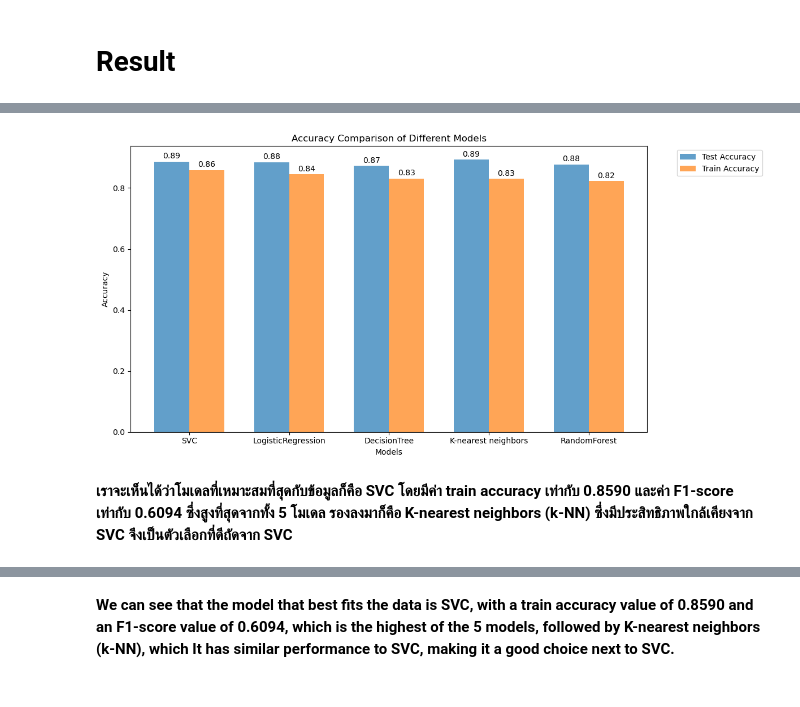
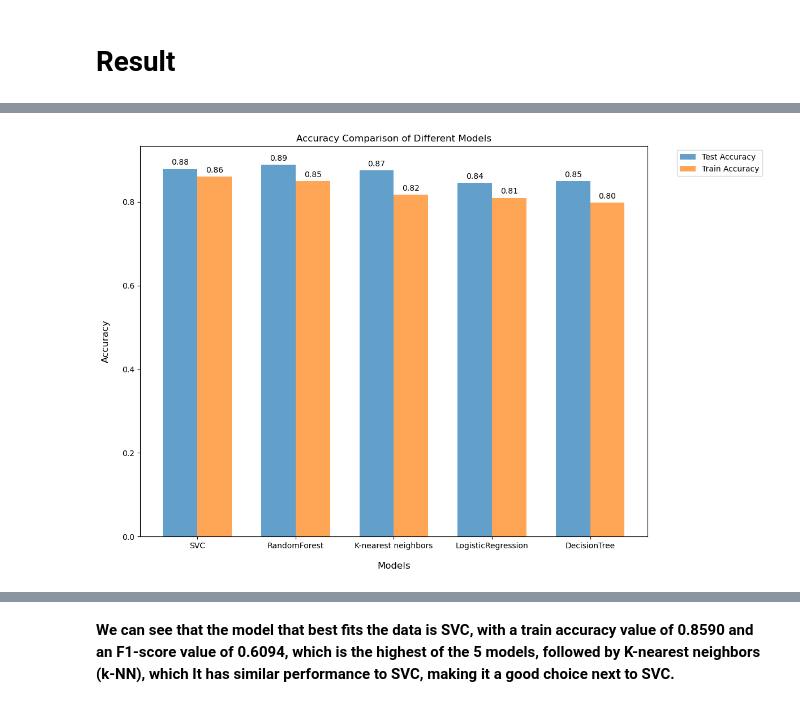
Before and after one commit to phudit5679/SQL, a Jupyter notebook: BankCostumerChurn.ipynb, the cells around one changed output, grey strips where cells are left out. Cells and saved outputs as stored; diff of their text form; code cells hidden in the pictures.

```diff
--- a/BankCostumerChurn.ipynb
+++ b/BankCostumerChurn.ipynb
@@ -593,9 +486,9 @@ DecisionTree_F1_score :  0.513
 # %% [markdown]
 # 5. SVC
 # %%
-param_grid = {'C': [0.1, 1, 10], 'gamma': [1, 0.1, 0.01, 0.001, 0.0001]}
+svc_parameters = {'C': [0.1, 1, 10], 'gamma': [1, 0.1, 0.01]}
 
-svc = SVC()
-svc_cv = GridSearchCV(svc, param_grid, cv=5, scoring='accuracy')
+svc = SVC(random_state=1)
+svc_cv = GridSearchCV(svc, svc_parameters, cv=5, scoring='accuracy')
 svc_cv.fit(X_train_scale,y_train)
 # %% [output]
@@ -706,8 +599,8 @@ d1 = {'Model': ["K-nearest neighbors","RandomForest","LogisticRegression",'Decis
       'Test Accuracy': [knn_cv.best_score_,forest_cv.best_score_,lr_cv.best_score_,tree_cv.best_score_,svc_cv.best_score_],
     'Train Accuracy': [knn_cv.score(X_test_scale,y_test),forest_cv.score(X_test_scale,y_test),
                        lr_cv.score(X_test_scale,y_test),tree_cv.score(X_test_scale,y_test),svc_cv.score(X_test_scale,y_test)],
-    'F-1 Score': [f1_score(y_test,knn_y_pred),f1_score(y_test,forest_y_pred),f1_score(y_test,lr_y_pred),
-                  f1_score(y_test,tree_y_pred),f1_score(y_test,svc_y_pred)]}
+    'F1 score': [f1_score(knn_y_true,knn_y_pred),f1_score(forest_y_true,forest_y_pred),f1_score(lr_y_true,lr_y_pred),
+                  f1_score(tree_y_true,tree_y_pred),f1_score(svc_y_true,svc_y_pred)]}
 
 df1 = pd.DataFrame(data=d1)
 pd.set_option("display.max_colwidth", 10000)
@@ -727,27 +619,0 @@ Model Recall on test set
-# %%
-models = df1.index
-test_accuracy = df1['Test Accuracy']
-train_accuracy = df1['Train Accuracy']
-bar_width = 0.35
-index = np.arange(len(models))
-
-# สร้างกราฟแท่งแนวนอนแบบติดกัน
-plt.figure(figsize=(12, 8))
-plt.barh(index - bar_width/2, test_accuracy, bar_width, label='Test Accuracy', alpha=0.7)
-plt.barh(index + bar_width/2, train_accuracy, bar_width, label='Train Accuracy', alpha=0.5)
-
-# เพิ่มค่าจำนวนบนแต่ละแท่ง
-for i, v in enumerate(test_accuracy):
-    plt.text(v + 0.01, i - bar_width/2, f'{v:.2f}', color='black', va='center', fontsize=12)
-for i, v in enumerate(train_accuracy):
-    plt.text(v + 0.01, i + bar_width/2, f'{v:.2f}', color='black', va='center', fontsize=12)
-
-# เพิ่มรายละเอียดกราฟ
-plt.xlabel('Accuracy')
-plt.title('Accuracy Comparison of Different Models')
-plt.yticks(index, models)
-plt.legend(bbox_to_anchor=(1.05, 1), loc='upper left')
-
-# แสดงกราฟ
-plt.tight_layout()
-plt.show()
@@ -756,30 +620,28 @@ plt.show()
 # %%
 models = df1.index
 test_accuracy = df1['Test Accuracy']
 train_accuracy = df1['Train Accuracy']
 bar_width = 0.35
 index = np.arange(len(models))
 
 
-plt.figure(figsize=(12, 6))
+plt.figure(figsize=(12,8))
 plt.bar(index - bar_width/2, test_accuracy, bar_width, label='Test Accuracy', alpha=0.7)
 plt.bar(index + bar_width/2, train_accuracy, bar_width, label='Train Accuracy', alpha=0.7)
 
 
 for i, v in enumerate(test_accuracy):
     plt.text(i - bar_width/2, v + 0.01, f'{v:.2f}', color='black', ha='center')
 for i, v in enumerate(train_accuracy):
     plt.text(i + bar_width/2, v + 0.01, f'{v:.2f}', color='black', ha='center')
 
-plt.xlabel('Models')
-plt.ylabel('Accuracy')
+plt.xlabel('Models', fontsize=12, labelpad=15)
+plt.ylabel('Accuracy', fontsize=12, labelpad=15)
 plt.title('Accuracy Comparison of Different Models')
 plt.xticks(index, models)
 plt.legend(bbox_to_anchor=(1.05, 1), loc='upper left')
 
 plt.tight_layout()
 plt.show()
 # %% [output]
-[figure, old version]
+[figure, new version]
-# %% [markdown]
-__เราจะเห็นได้ว่าโมเดลที่เหมาะสมที่สุดกับข้อมูลก็คือ SVC โดยมีค่า train accuracy เท่ากับ 0.8590 และค่า F1-score เท่ากับ 0.6094 ซึ่งสูงที่สุดจากทั้ง 5 โมเดล รองลงมาก็คือ K-nearest neighbors (k-NN) ซึ่งมีประสิทธิภาพใกล้เคียงจาก SVC  จึงเป็นตัวเลือกที่ดีถัดจาก SVC__
```
Also changed, not shown: parts of 38 cells of this notebook.
